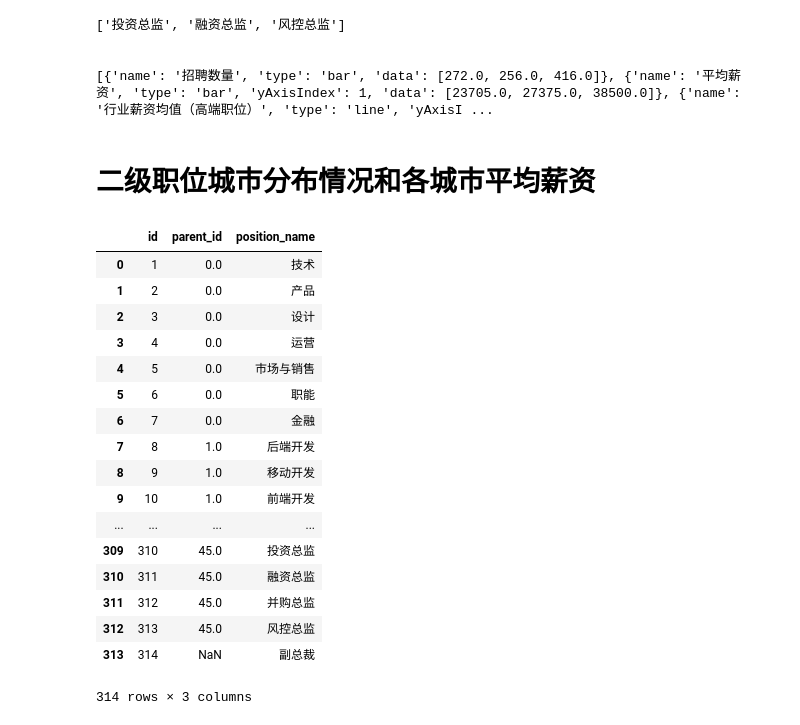
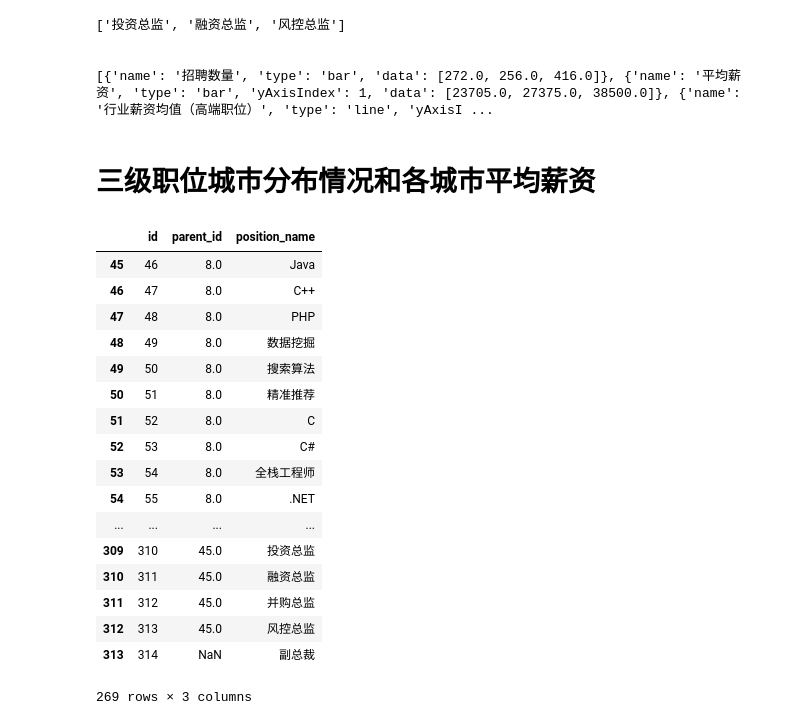
Before and after one commit to Minokun/someCode, a Jupyter notebook: it行业招聘数和薪资情况.ipynb, the cells around one changed output. Cells and saved outputs as stored; diff of their text form; code cells hidden in the pictures.

```diff
--- a/it行业招聘数和薪资情况.ipynb
+++ b/it行业招聘数和薪资情况.ipynb
@@ -523,25 +538,27 @@ print([
 
 [{'name': '招聘数量', 'type': 'bar', 'data': [272.0, 256.0, 416.0]}, {'name': '平均薪资', 'type': 'bar', 'yAxisIndex': 1, 'data': [23705.0, 27375.0, 38500.0]}, {'name': '行业薪资均值（高端职位）', 'type': 'line', 'yAxisI ...
 # %% [markdown]
-# 二级职位城市分布情况和各城市平均薪资
+# 三级职位城市分布情况和各城市平均薪资
-# %%
-pt_df[pt_df]
-# %% [output]
-|  | id | parent_id | position_name |
-| 0 | 1 | 0.0 | 技术 |
-| 1 | 2 | 0.0 | 产品 |
-| 2 | 3 | 0.0 | 设计 |
-| 3 | 4 | 0.0 | 运营 |
-| 4 | 5 | 0.0 | 市场与销售 |
-| 5 | 6 | 0.0 | 职能 |
-| 6 | 7 | 0.0 | 金融 |
-| 7 | 8 | 1.0 | 后端开发 |
-| 8 | 9 | 1.0 | 移动开发 |
-| 9 | 10 | 1.0 | 前端开发 |
-| ... | ... | ... | ... |
-| 309 | 310 | 45.0 | 投资总监 |
-| 310 | 311 | 45.0 | 融资总监 |
-| 311 | 312 | 45.0 | 并购总监 |
-| 312 | 313 | 45.0 | 风控总监 |
-| 313 | 314 | NaN | 副总裁 |
-314 rows × 3 columns
+# %%
+pt_third = pt_df[pt_df['id'] > 45]
+# %%
+pt_third
+# %% [output]
+|  | id | parent_id | position_name |
+| 45 | 46 | 8.0 | Java |
+| 46 | 47 | 8.0 | C++ |
+| 47 | 48 | 8.0 | PHP |
+| 48 | 49 | 8.0 | 数据挖掘 |
+| 49 | 50 | 8.0 | 搜索算法 |
+| 50 | 51 | 8.0 | 精准推荐 |
+| 51 | 52 | 8.0 | C |
+| 52 | 53 | 8.0 | C# |
+| 53 | 54 | 8.0 | 全栈工程师 |
+| 54 | 55 | 8.0 | .NET |
+| ... | ... | ... | ... |
+| 309 | 310 | 45.0 | 投资总监 |
+| 310 | 311 | 45.0 | 融资总监 |
+| 311 | 312 | 45.0 | 并购总监 |
+| 312 | 313 | 45.0 | 风控总监 |
+| 313 | 314 | NaN | 副总裁 |
+269 rows × 3 columns
```
Also changed, not shown: parts of 10 cells of this notebook, 9 other files.
